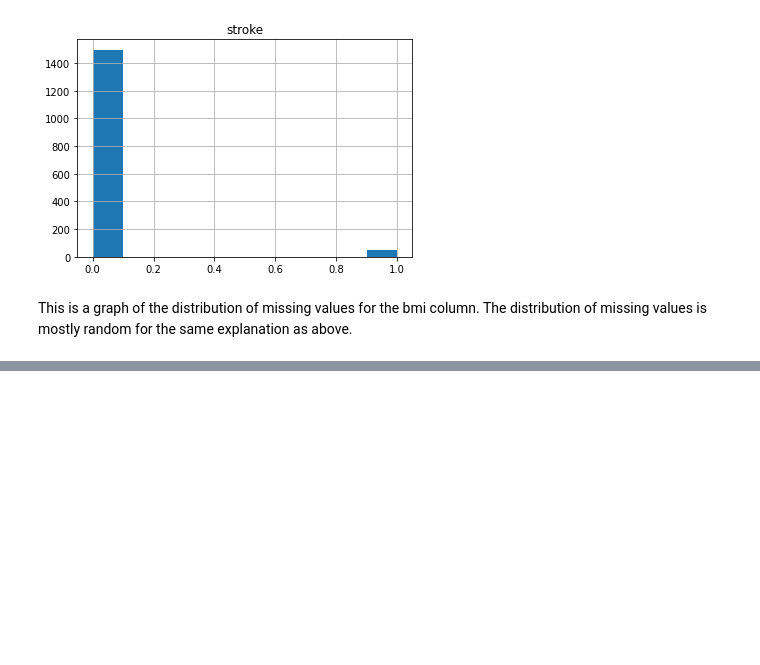
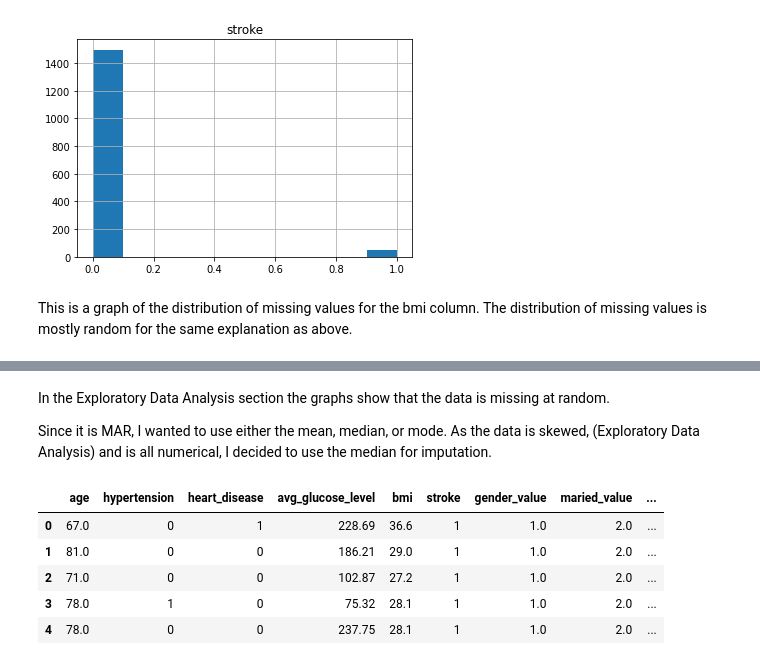
Before and after one commit to jackrenner1/Stroke-Predictor, a Jupyter notebook: AI_club.ipynb, the cells around one changed output, grey strips where cells are left out. Saved outputs shown, nothing was run; the diff lists cells and outputs as text; code cells hidden in the pictures; blank space fills up the shorter version.

```diff
--- a/AI_club.ipynb
+++ b/AI_club.ipynb
@@ -195,0 +205,18 @@ This is a graph of the distribution of missing values for the bmi column. The di
+# %% [markdown]
+In the Exploratory Data Analysis section the graphs show that the data is missing at random.
+
+Since it is MAR, I wanted to use either the mean, median, or mode. As the data is skewed, (Exploratory Data Analysis) and is all numerical, I decided to use the median for imputation.
+# %%
+#replaces every NaN with the median
+df['bmi'] = df['bmi'].replace(np.nan, df['bmi'].median())
+#replaces every value equal to one (unknown smoking status) with the median
+df['smoking_value'] = df['smoking_value'].apply(lambda x: df['smoking_value'].median() if x == 1.0 else x)
+#verify NaN's turned into a number
+df.head()
+# %% [output]
+|  | age | hypertension | heart_disease | avg_glucose_level | bmi | stroke | gender_value | maried_value | ... |
+| 0 | 67.0 | 0 | 1 | 228.69 | 36.6 | 1 | 1.0 | 2.0 | ... |
+| 1 | 81.0 | 0 | 0 | 186.21 | 29.0 | 1 | 1.0 | 2.0 | ... |
+| 2 | 71.0 | 0 | 0 | 102.87 | 27.2 | 1 | 1.0 | 2.0 | ... |
+| 3 | 78.0 | 1 | 0 | 75.32 | 28.1 | 1 | 1.0 | 2.0 | ... |
+| 4 | 78.0 | 0 | 0 | 237.75 | 28.1 | 1 | 1.0 | 2.0 | ... |
```
Also changed, not shown: parts of 11 cells of this notebook.
